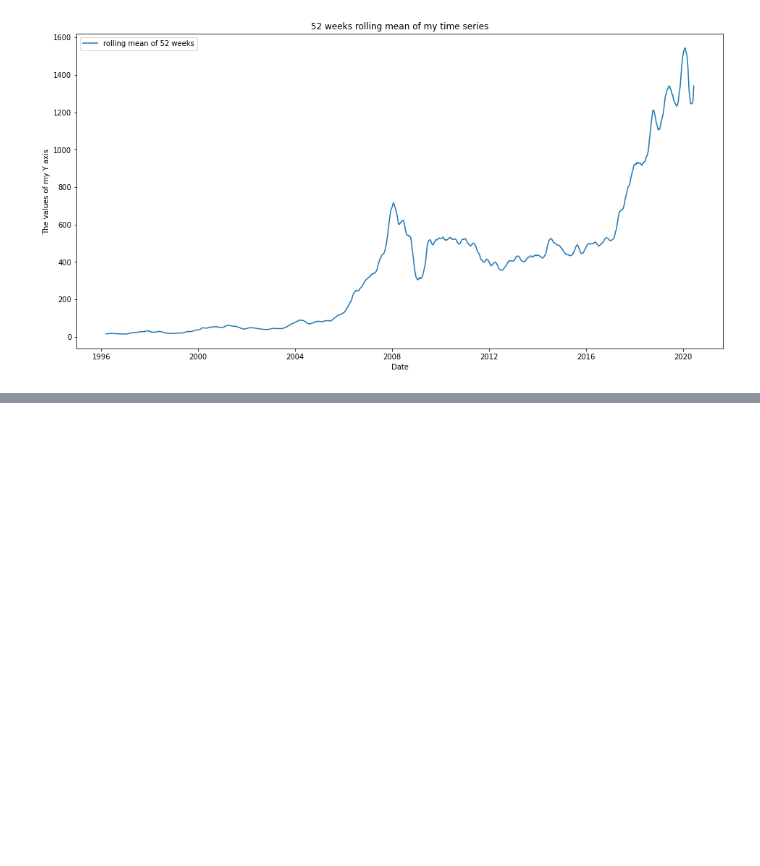
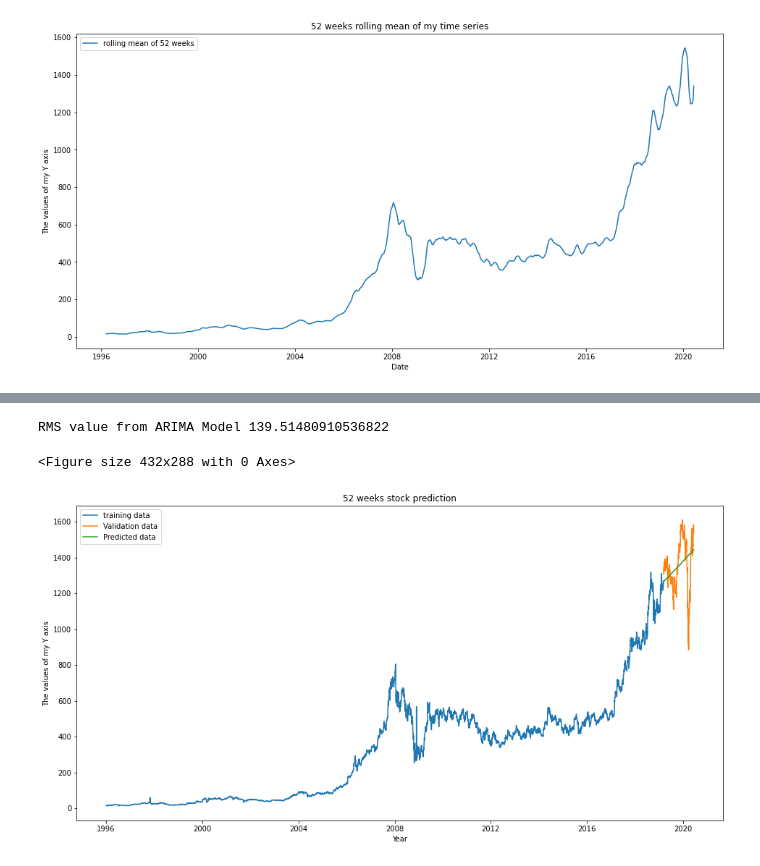
Before and after one commit to Chicken2322/Stock-Prediction, a Jupyter notebook: stock_prediction.ipynb, the cells around one changed output, grey strips where cells are left out. Cells and saved outputs as stored; diff of their text form; code cells hidden in the pictures; blank space fills up the shorter version.

```diff
--- a/stock_prediction.ipynb
+++ b/stock_prediction.ipynb
@@ -142,0 +144,16 @@ plt.show()
+# %%
+# Now we implement ARIMA models (Auto Regressive Integrated Moving Average)
+data = df.sort_index(ascending=True, axis=0)
+length = int(data.size / data.columns.size * 0.96)
+
+train = data[:length]
+valid = data[length:]
+
+training = train['Close']
+validation = valid['Close']
+
+model = auto_arima(training, start_p=1, start_q=1,max_p=3, max_q=3, m=12,start_P=0, seasonal=True,d=1, D=1, trace=True,error_action='ignore',suppress_warnings=True)
+model.fit(training)
+
+forecast_data = model.predict(n_periods=validation.size)
+forecast_data = pd.DataFrame(forecast_data,index = valid.index,columns=['Prediction'])
@@ -142,0 +178,20 @@ plt.show()
+# %%
+rms=np.sqrt(np.mean(np.power((np.array(valid['Close'])-np.array(forecast_data['Prediction'])),2)))
+print("RMS value from ARIMA Model {}".format(rms))
+# %% [output]
+RMS value from ARIMA Model 139.51480910536822
+# %%
+#plotting prediction we did using ARIMA models
+plt.clf()
+plt.figure(figsize=(16,8))
+plt.plot(train['Close'],label="training data")
+plt.plot(valid['Close'],label="Validation data")
+plt.plot(forecast_data['Prediction'],label="Predicted data")
+plt.xlabel("Year")
+plt.ylabel("The values of my Y axis")
+plt.title("52 weeks stock prediction")
+plt.legend(loc="upper left")
+plt.show()
+# %% [output]
+<Figure size 432x288 with 0 Axes>
+[figure, added]
```
Also changed, not shown: parts of 7 cells of this notebook.
